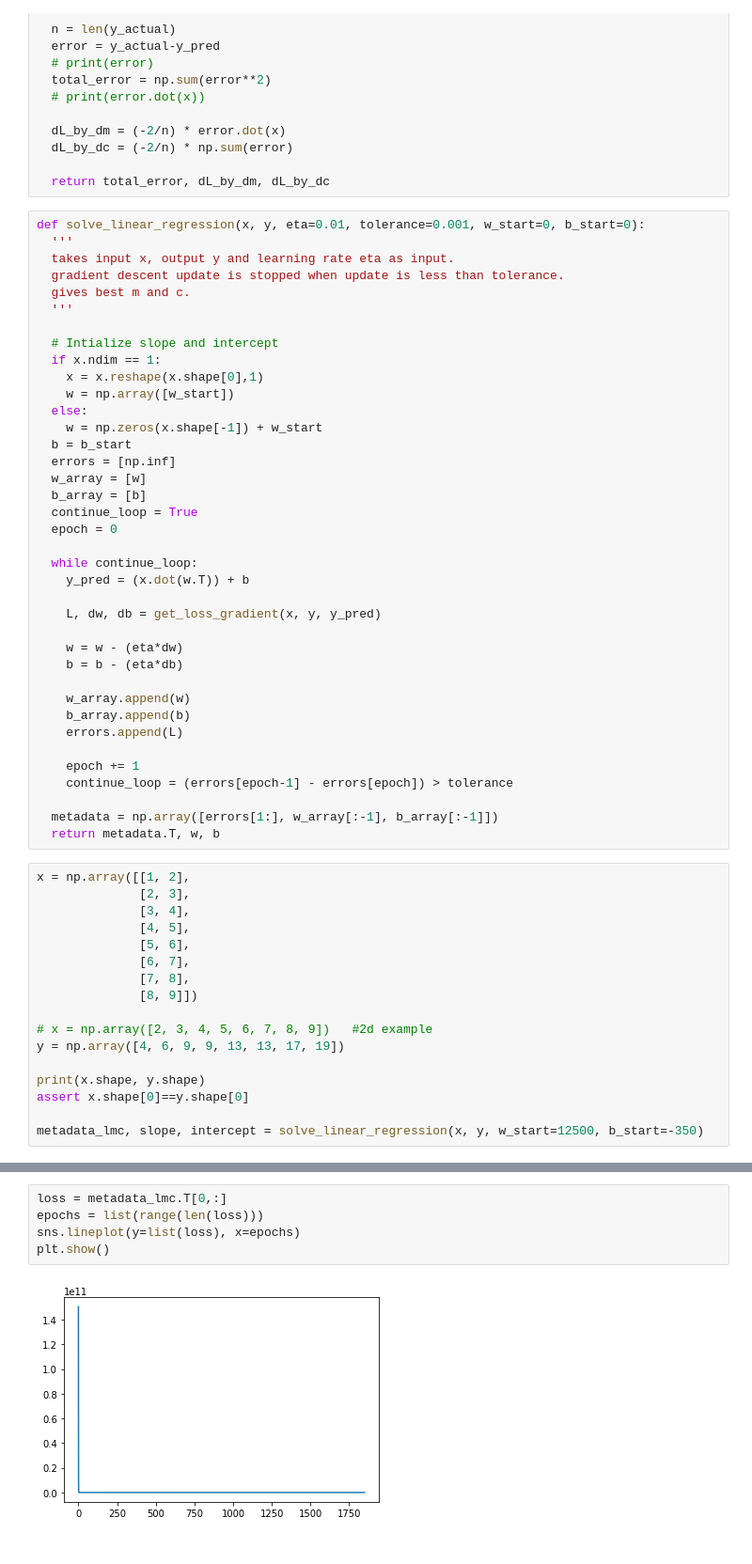
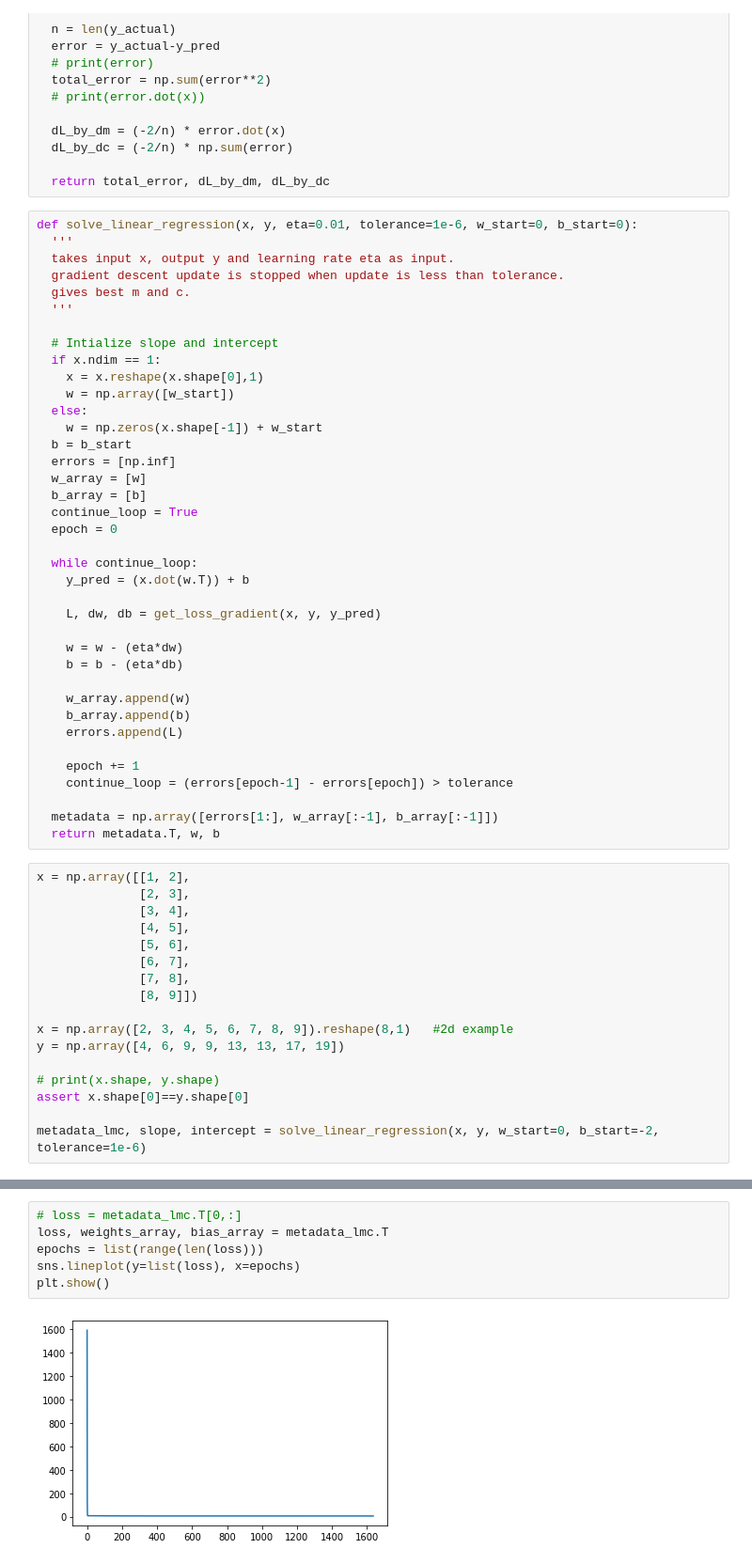
Before and after one commit to mayurkagathara/streamlit_apps, a Jupyter notebook: Linear_regression/notebooks/linear_regression.ipynb, the cells around one changed output, grey strips where cells are left out. Shown at 94% size. Drawn from its saved outputs; the diff is of its cells as text.

Commit message:
linear regression 2D simulation

```diff
--- a/Linear_regression/notebooks/linear_regression.ipynb
+++ b/Linear_regression/notebooks/linear_regression.ipynb
@@ -35,7 +35,7 @@ def get_loss_gradient(x, y_actual, y_pred):
 
   return total_error, dL_by_dm, dL_by_dc
 # %%
-def solve_linear_regression(x, y, eta=0.01, tolerance=0.001, w_start=0, b_start=0):
+def solve_linear_regression(x, y, eta=0.01, tolerance=1e-6, w_start=0, b_start=0):
   '''
   takes input x, output y and learning rate eta as input.
   gradient descent update is stopped when update is less than tolerance.
@@ -82,10 +82,10 @@ x = np.array([[1, 2],
               [7, 8],
               [8, 9]])
 
-# x = np.array([2, 3, 4, 5, 6, 7, 8, 9])   #2d example
+x = np.array([2, 3, 4, 5, 6, 7, 8, 9]).reshape(8,1)   #2d example
 y = np.array([4, 6, 9, 9, 13, 13, 17, 19])
 
-print(x.shape, y.shape)
+# print(x.shape, y.shape)
 assert x.shape[0]==y.shape[0]
 
-metadata_lmc, slope, intercept = solve_linear_regression(x, y, w_start=12500, b_start=-350)
+metadata_lmc, slope, intercept = solve_linear_regression(x, y, w_start=0, b_start=-2, tolerance=1e-6)
@@ -94,7 +113,8 @@ metadata_lmc, slope, intercept = solve_linear_regression(x, y, w_start=12500, b_
 # %%
-loss = metadata_lmc.T[0,:]
+# loss = metadata_lmc.T[0,:]
+loss, weights_array, bias_array = metadata_lmc.T
 epochs = list(range(len(loss)))
 sns.lineplot(y=list(loss), x=epochs)
 plt.show()
 # %% [output]
-[figure, old version]
+[figure, new version]
```
Also changed, not shown: parts of 6 cells of this notebook, 1 other file.
